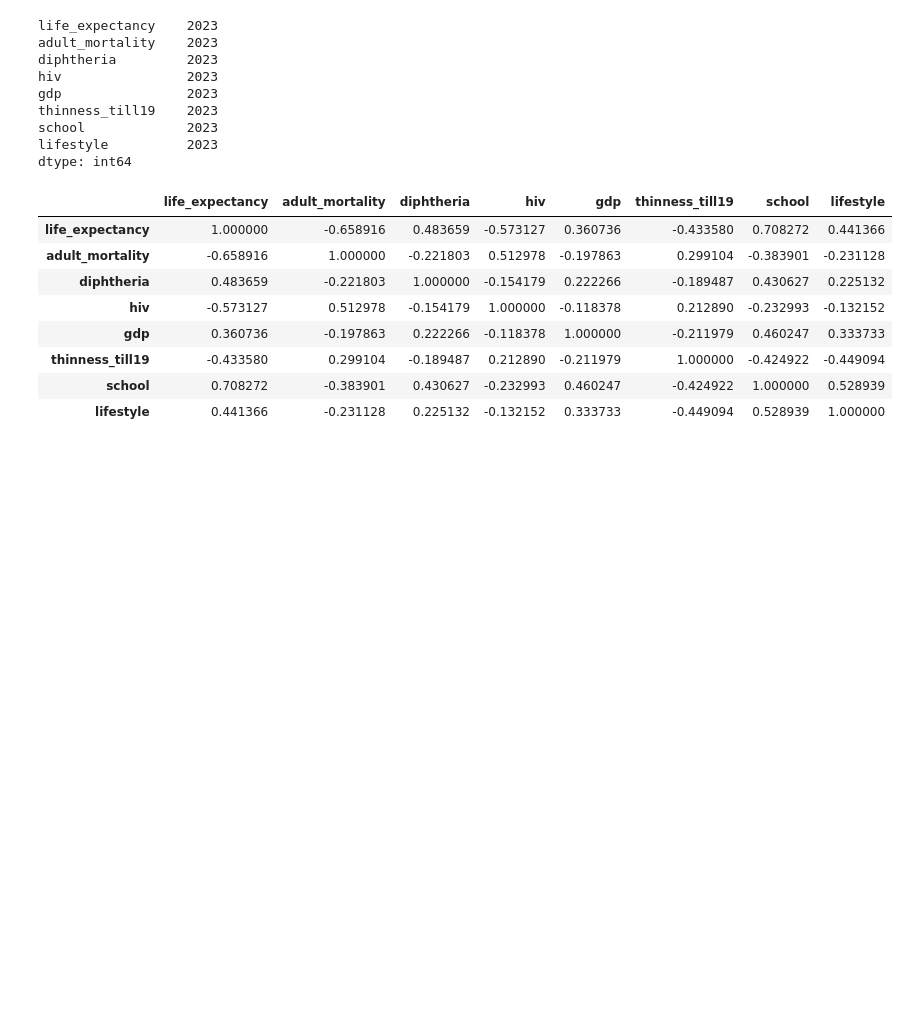
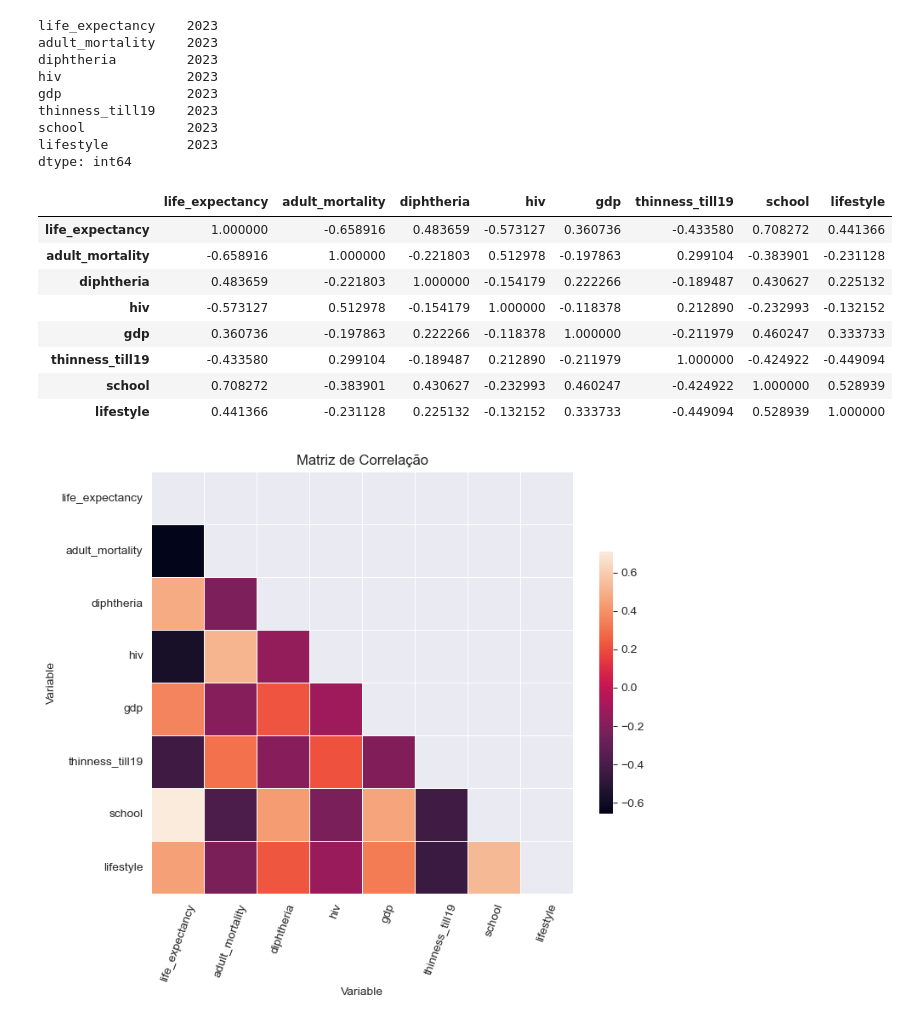
Before and after one commit to anandasouza/Modelagem_estatistica_em_indicadores_socioeconomicos, a Jupyter notebook: projetoestatistica.ipynb, the cells around one changed output. Saved outputs shown, nothing was run; the diff lists cells and outputs as text; code cells hidden in the pictures; blank space fills up the shorter version.

```diff
--- a/projetoestatistica.ipynb
+++ b/projetoestatistica.ipynb
@@ -757,3 +757,39 @@ corr_map
 | thinness_till19 | -0.433580 | 0.299104 | -0.189487 | 0.212890 | -0.211979 | 1.000000 | -0.424922 | -0.449094 |
 | school | 0.708272 | -0.383901 | 0.430627 | -0.232993 | 0.460247 | -0.424922 | 1.000000 | 0.528939 |
 | lifestyle | 0.441366 | -0.231128 | 0.225132 | -0.132152 | 0.333733 | -0.449094 | 0.528939 | 1.000000 |
+# %%
+# Função para o plot da matriz de correlação
+def CorrMat(df, dropDuplicates = True, xrot = 70, yrot = 0, label = 'Variable'):
+
+    # Excluir correlações duplicadas mascarando os valores superiores à direita
+    if dropDuplicates:
+        mask = np.zeros_like(df, dtype = bool)
+        mask[np.triu_indices_from(mask)] = True
+
+    # Definir cor do plano de fundo / estilo do gráfico
+    sns.set_style(style = 'dark')
+    fig, ax = plt.subplots(figsize = (8, 8))
+
+    # Adiciona mapa de cores do vermelho ao azul
+    plt.title("Matriz de Correlação")
+
+    # Desenha gráfico de correlação com ou sem duplicatas
+    if dropDuplicates:
+        sns.heatmap(df, mask = mask, square = True, linewidth = .5, cbar_kws = {"shrink": .5}, ax = ax)
+        plt.xlabel(label)
+        plt.ylabel(label)
+        plt.xticks(rotation=xrot)
+        plt.yticks(rotation=yrot)
+
+    else:
+        sns.heatmap(df, square = True, linewidth = .5, cbar_kws = {"shrink": .5}, ax = ax)
+        plt.xlabel(label)
+        plt.ylabel(label)
+        plt.xticks(rotation = xrot)
+        plt.yticks(rotation = yrot)
+    return
+# %%
+#Matriz de correlação
+CorrMat(corr_map)
+# %% [output]
+[figure, added]
```
Also changed, not shown: parts of 21 cells of this notebook.
